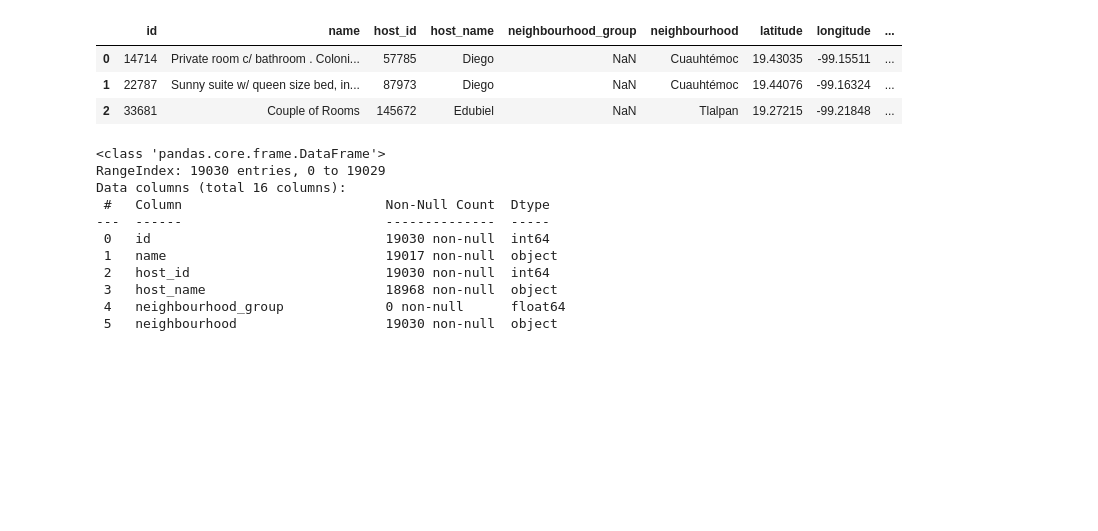
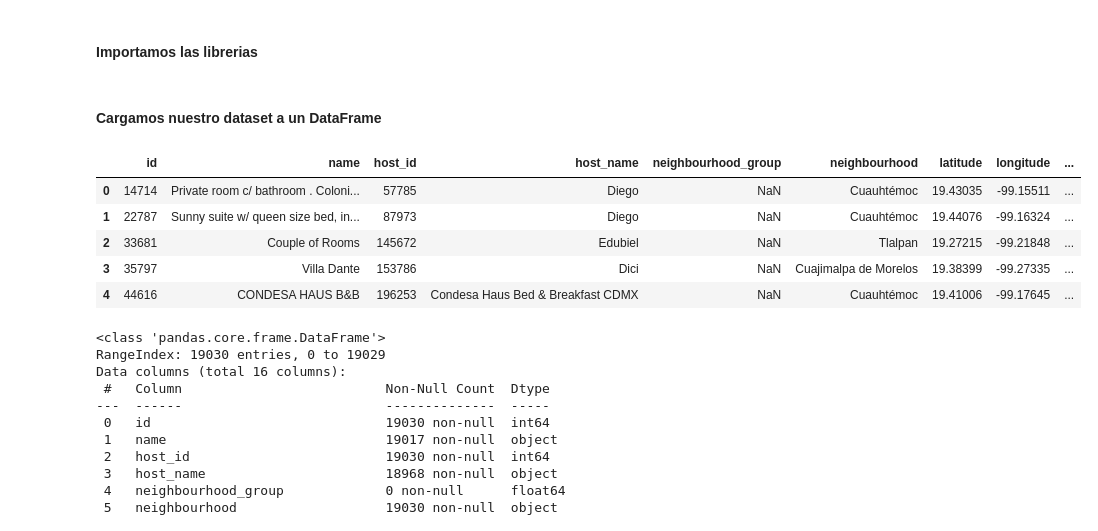
Before and after one commit to eduardopalomolalove/analisis-datos, a Jupyter notebook: airbnb.ipynb, the cells around one changed output. Cells and saved outputs as stored; diff of their text form; code cells hidden in the pictures; blank space fills up the shorter version.

```diff
--- a/airbnb.ipynb
+++ b/airbnb.ipynb
@@ -1,17 +5,23 @@
+# %% [markdown]
+#### Importamos las librerias
 # %%
 import pandas as pd
 import numpy as np
 import matplotlib.pyplot as plt
 import seaborn as sns
+# %% [markdown]
+#### Cargamos nuestro dataset a un DataFrame
 # %%
 airbnb = pd.read_csv(r'C:\Users\eduar\Downloads\listings1.csv\listings1.csv')
 # %%
-airbnb.head(3)
+airbnb.head(5)
 # %% [output]
 |  | id | name | host_id | host_name | neighbourhood_group | neighbourhood | latitude | longitude | ... |
 | 0 | 14714 | Private room c/ bathroom . Coloni... | 57785 | Diego | NaN | Cuauhtémoc | 19.43035 | -99.15511 | ... |
 | 1 | 22787 | Sunny suite w/ queen size bed, in... | 87973 | Diego | NaN | Cuauhtémoc | 19.44076 | -99.16324 | ... |
 | 2 | 33681 | Couple of Rooms | 145672 | Edubiel | NaN | Tlalpan | 19.27215 | -99.21848 | ... |
+| 3 | 35797 | Villa Dante | 153786 | Dici | NaN | Cuajimalpa de Morelos | 19.38399 | -99.27335 | ... |
+| 4 | 44616 | CONDESA HAUS B&B | 196253 | Condesa Haus Bed & Breakfast CDMX | NaN | Cuauhtémoc | 19.41006 | -99.17645 | ... |
 # %%
 airbnb.info()
 # %% [output]
```
Also changed, not shown: parts of 69 cells of this notebook, 3 other files.
